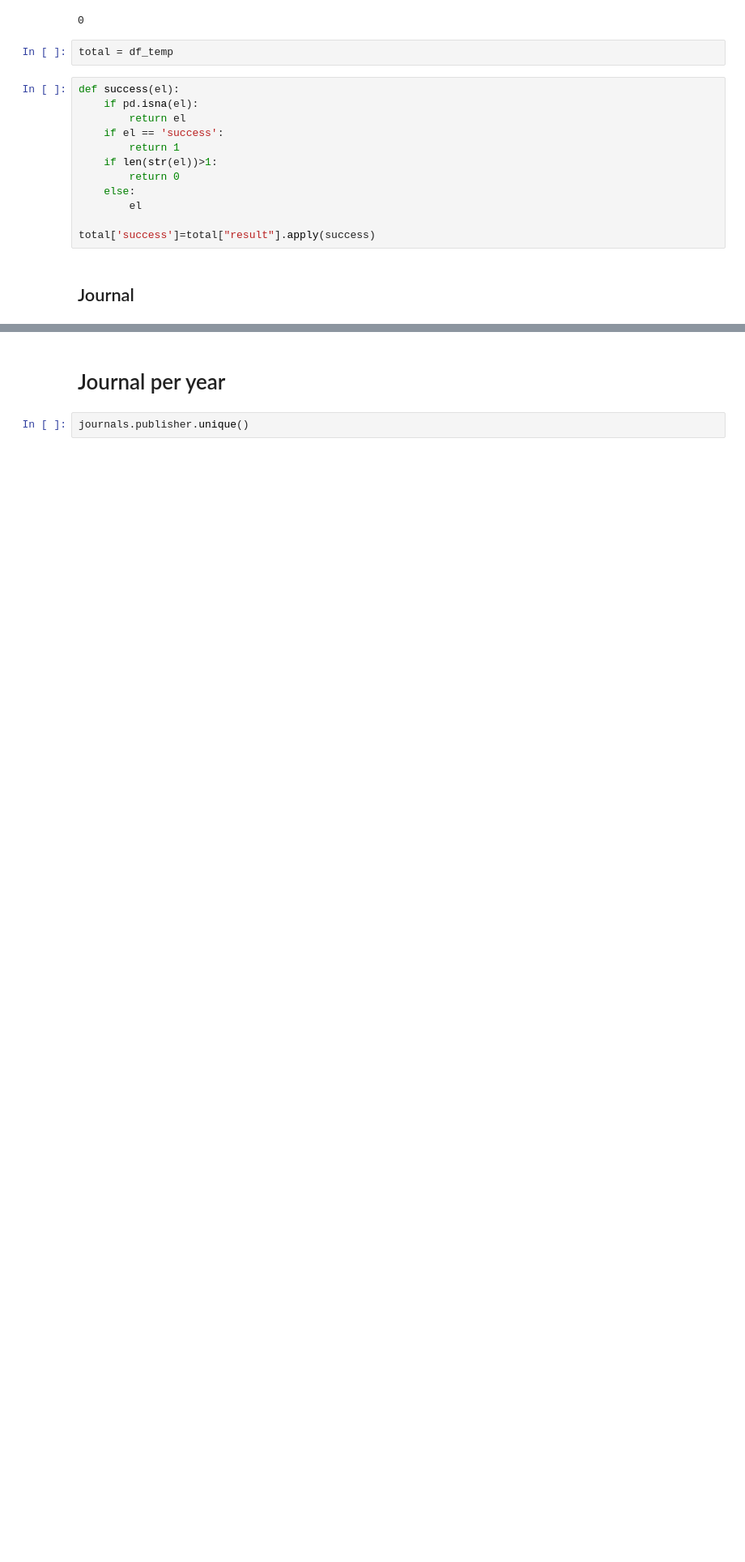
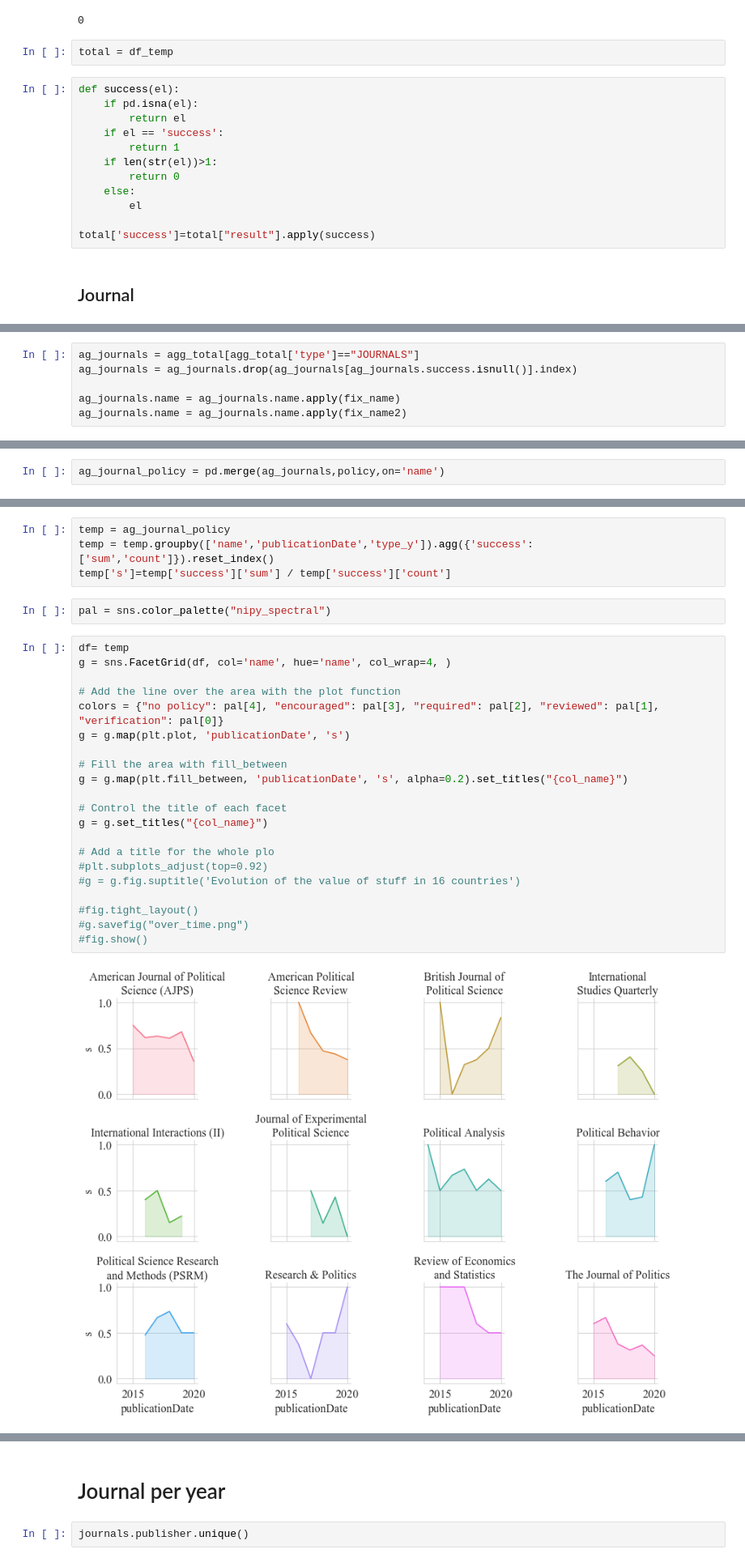
Before and after one commit to atrisovic/dataverse-r-study, a Jupyter notebook: analysis/metadata-level-success-analysis.ipynb, the cells around one changed output, grey strips where cells are left out. Shown at 81% size. Drawn from its saved outputs; the diff is of its cells as text; blank space fills up the shorter version.

```diff
--- a/analysis/metadata-level-success-analysis.ipynb
+++ b/analysis/metadata-level-success-analysis.ipynb
@@ -373,0 +265,6 @@ plt.show()
+# %%
+ag_journals = agg_total[agg_total['type']=="JOURNALS"]
+ag_journals = ag_journals.drop(ag_journals[ag_journals.success.isnull()].index)
+
+ag_journals.name = ag_journals.name.apply(fix_name)
+ag_journals.name = ag_journals.name.apply(fix_name2)
@@ -373,0 +275,2 @@ plt.show()
+# %%
+ag_journal_policy = pd.merge(ag_journals,policy,on='name')
@@ -373,0 +279,29 @@ plt.show()
+# %%
+temp = ag_journal_policy
+temp = temp.groupby(['name','publicationDate','type_y']).agg({'success': ['sum','count']}).reset_index()
+temp['s']=temp['success']['sum'] / temp['success']['count']
+# %%
+pal = sns.color_palette("nipy_spectral")
+# %%
+df= temp
+g = sns.FacetGrid(df, col='name', hue='name', col_wrap=4, )
+
+# Add the line over the area with the plot function
+colors = {"no policy": pal[4], "encouraged": pal[3], "required": pal[2], "reviewed": pal[1], "verification": pal[0]}
+g = g.map(plt.plot, 'publicationDate', 's')
+
+# Fill the area with fill_between
+g = g.map(plt.fill_between, 'publicationDate', 's', alpha=0.2).set_titles("{col_name}")
+
+# Control the title of each facet
+g = g.set_titles("{col_name}")
+
+# Add a title for the whole plo
+#plt.subplots_adjust(top=0.92)
+#g = g.fig.suptitle('Evolution of the value of stuff in 16 countries')
+
+#fig.tight_layout()
+#g.savefig("over_time.png")
+#fig.show()
+# %% [output]
+[figure, added]
```
Also changed, not shown: parts of 61 cells of this notebook.
